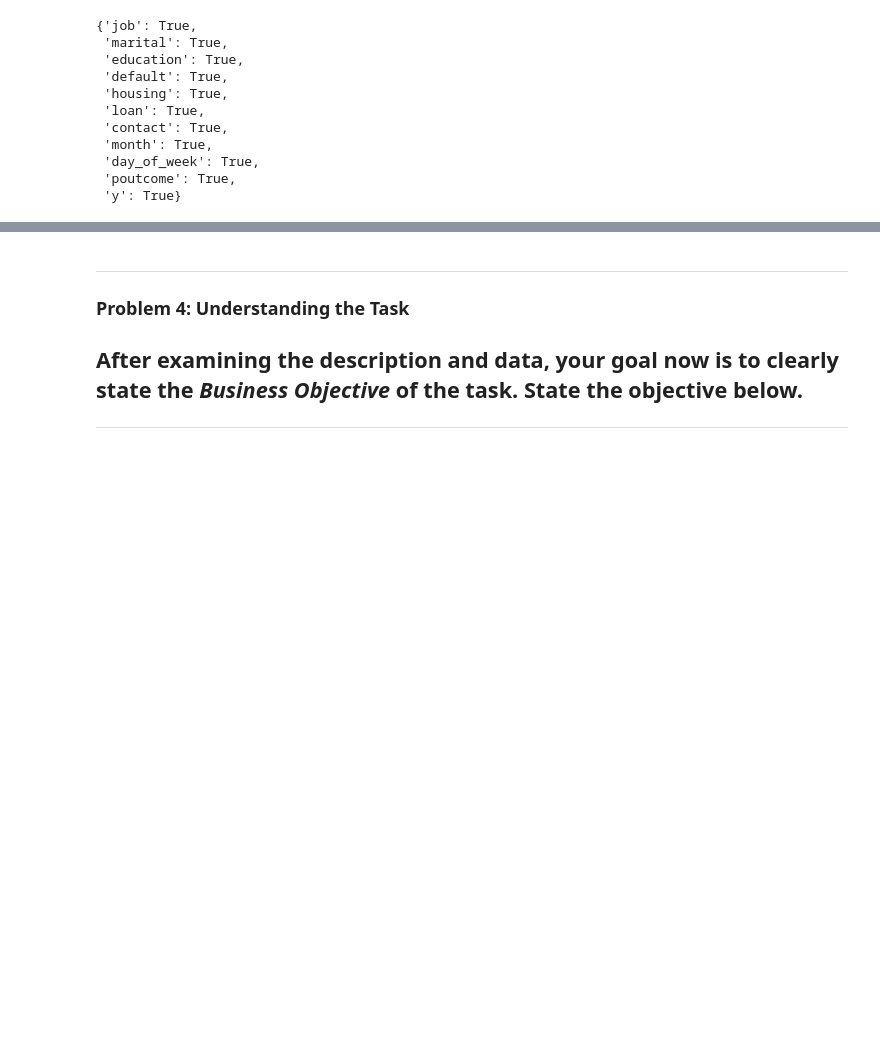
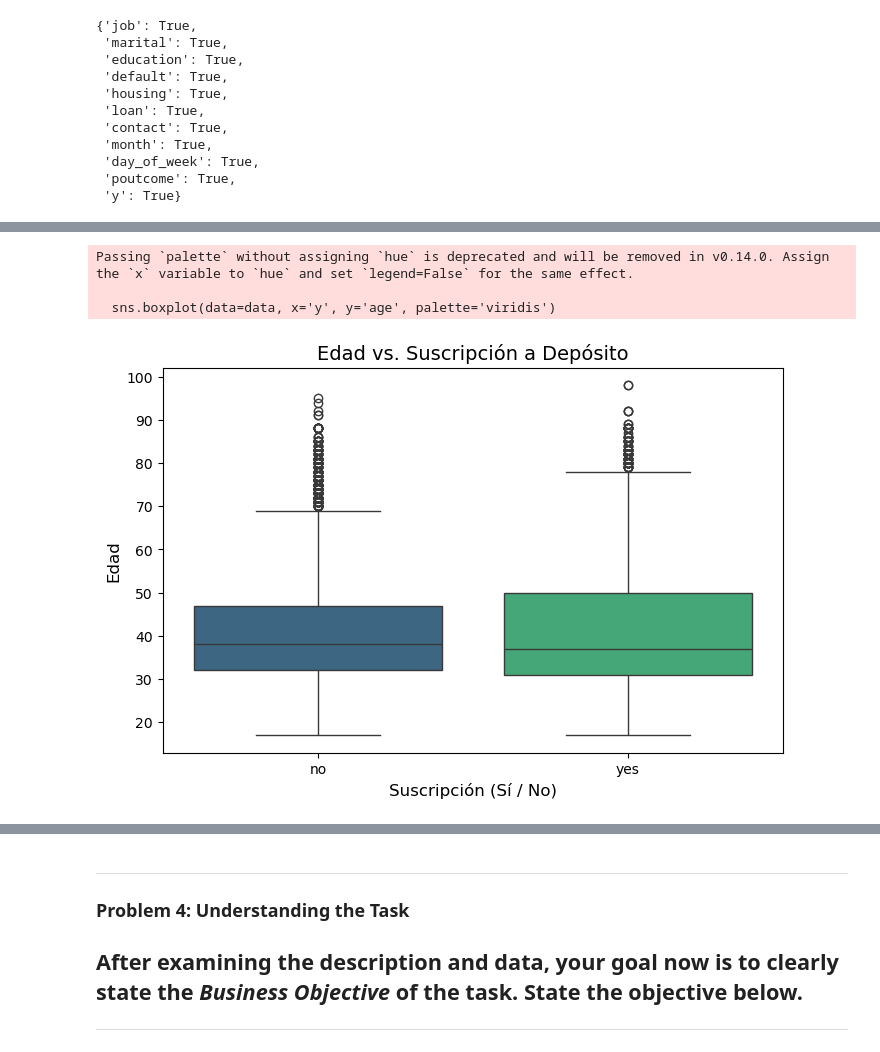
Before and after one commit to gitcoffee/USING_DATA_MINING_FOR_BANK_DIRECT_MARKETING, a Jupyter notebook: prompt_III_solution.ipynb, the cells around one changed output, grey strips where cells are left out. Drawn from its saved outputs; the diff is of its cells as text; code cells hidden in the pictures; blank space fills up the shorter version.

```diff
--- a/prompt_III_solution.ipynb
+++ b/prompt_III_solution.ipynb
@@ -279,0 +325,14 @@ unknown_replacement_check
+# %%
+plt.figure(figsize=(8, 5))
+sns.boxplot(data=data, x='y', y='age', palette='viridis')
+plt.title('Edad vs. Suscripción a Depósito', fontsize=14)
+plt.xlabel('Suscripción (Sí / No)', fontsize=12)
+plt.ylabel('Edad', fontsize=12)
+plt.xticks(fontsize=10)
+plt.yticks(fontsize=10)
+plt.show()
+# %% [output]
+Passing `palette` without assigning `hue` is deprecated and will be removed in v0.14.0. Assign the `x` variable to `hue` and set `legend=False` for the same effect.
+
+  sns.boxplot(data=data, x='y', y='age', palette='viridis')
+[figure, added]
```
Also changed, not shown: parts of 8 cells of this notebook, 1 other file.
